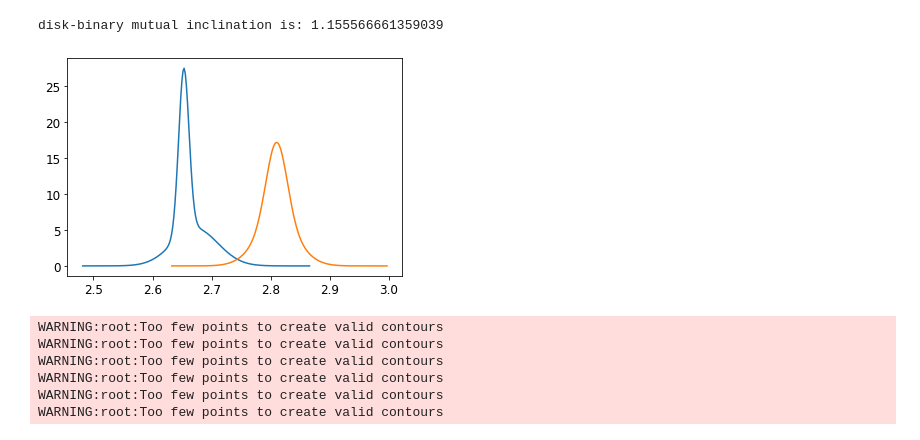
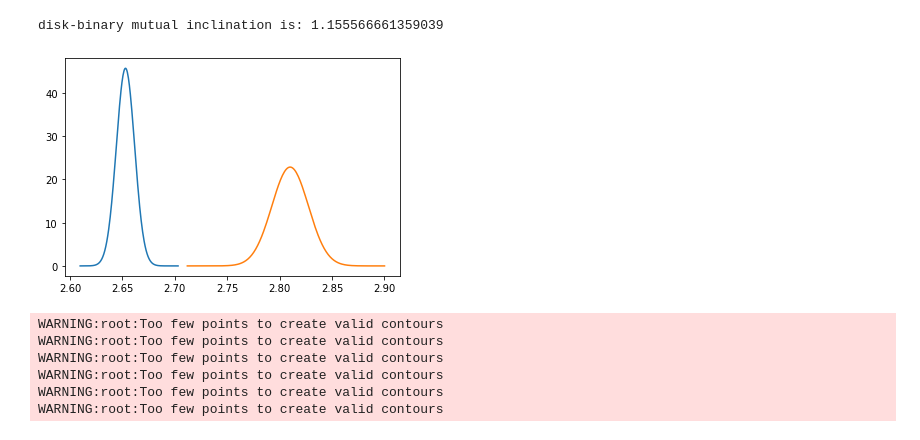
Before and after one commit to wbalmer/diskShapers, a Jupyter notebook: bayesianAstrometry/mutualInc.ipynb, the cells around one changed output. Drawn from its saved outputs; the diff is of its cells as text; code cells hidden in the pictures.

Commit message:
didn't find any good coplanar solution

```diff
--- a/bayesianAstrometry/mutualInc.ipynb
+++ b/bayesianAstrometry/mutualInc.ipynb
@@ -263,7 +267,7 @@ omderrs = [10, 2, 10, 2, 1]
 # plot
 
 # load in saved hdf5 result
-hdf5_filename='thesis_posterior.hdf5'
+hdf5_filename='coplanar_posterior_thin.hdf5'
 from orbitize import results
 loaded_results = results.Results() # Create blank results object for loading
 loaded_results.load_results(hdf5_filename)
@@ -283,34 +287,34 @@ Omd_mu = np.deg2rad(Omd_mu)
 Omd_sigma = Omd_sigma*Omd_mu
 
 diskdata = np.zeros((len(data[:, 2]), 5))
 diskdata[:,0] = data[:, 2]
 diskdata[:,1] = data[:, 4]
 i = 2
 for paramset in [[Id_mu, Id_sigma], [Omd_mu, Omd_sigma]]:
     # Set-up.
     n = len(data[:, 2])
     # Parameters of the mixture components
     norm_params = np.array(paramset).T
     n_components = norm_params.shape[0]
     # Weight of each component, in this case all of them are 1/3
     weights = np.ones(n_components, dtype=np.float64) / n_components
     # A stream of indices from which to choose the component
     mixture_idx = np.random.choice(len(weights), size=n, replace=True, p=weights)
     # y is the mixture sample
     y = np.fromiter((ss.norm.rvs(*(norm_params[i])) for i in mixture_idx),
                        dtype=np.float64)
 
     diskdata[:, i] = y
     i += 1
     # Theoretical PDF plotting -- generate the x and y plotting positions
     xs = np.linspace(y.min(), y.max(), 200)
     ys = np.zeros_like(xs)
 
     for (l, s), w in zip(norm_params, weights):
         ys += ss.norm.pdf(xs, loc=l, scale=s) * w
     plt.plot(xs, ys)
 # %% [output]
-[figure, old version]
+[figure, new version]
 # %%
 diskdata[:, 4] = mutualInc(diskdata[:,2], diskdata[:,0], diskdata[:,3], diskdata[:,1])
 data2 = np.concatenate((data, diskdata), axis=1)
```
Also changed, not shown: parts of 5 cells of this notebook, 1 other file.
